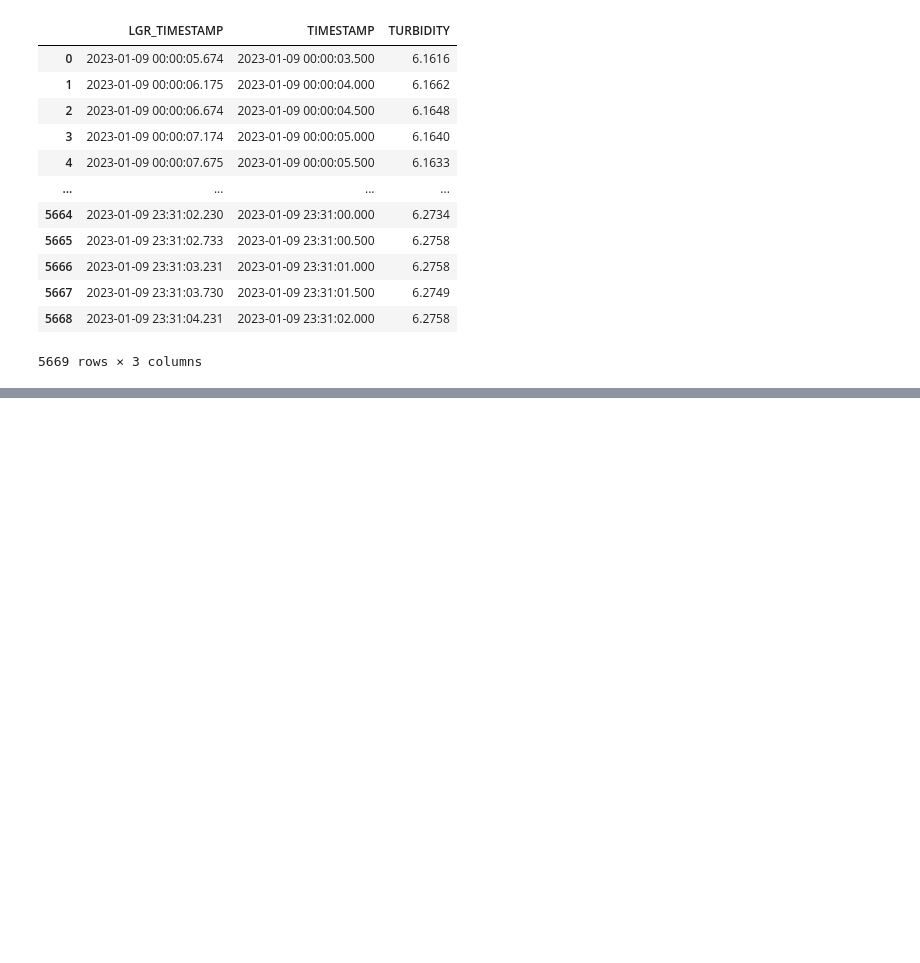
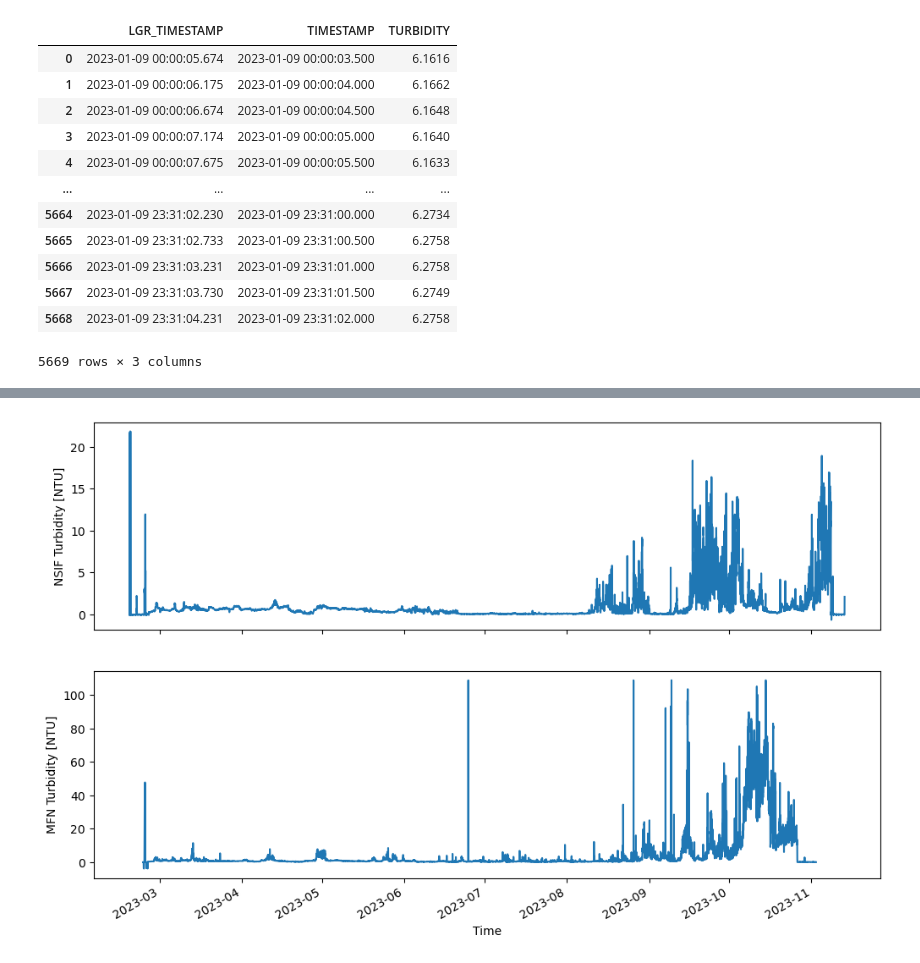
Before and after one commit to cooleyky/AST3, a Jupyter notebook: turbidity.ipynb, the cells around one changed output, grey strips where cells are left out. Drawn from its saved outputs; the diff is of its cells as text; code cells hidden in the pictures; blank space fills up the shorter version.

```diff
--- a/turbidity.ipynb
+++ b/turbidity.ipynb
@@ -58,0 +143,12 @@ data
+# %%
+tuNSIF25 = tuNSIF.where(tuNSIF <= 25)
+# %%
+fig, axs = plt.subplots(nrows=2, ncols=1, sharex=True, figsize=[12, 7])
+tuNSIF25.plot.line(ax=axs[0])
+axs[0].set_ylabel('NSIF Turbidity [NTU]')
+axs[0].set_xlabel('')
+tuMFN.plot.line(ax=axs[1])
+axs[1].set_ylabel('MFN Turbidity [NTU]')
+plt.show()
+# %% [output]
+[figure, added]
```
Also changed, not shown: parts of 14 cells of this notebook, 1 other file.
